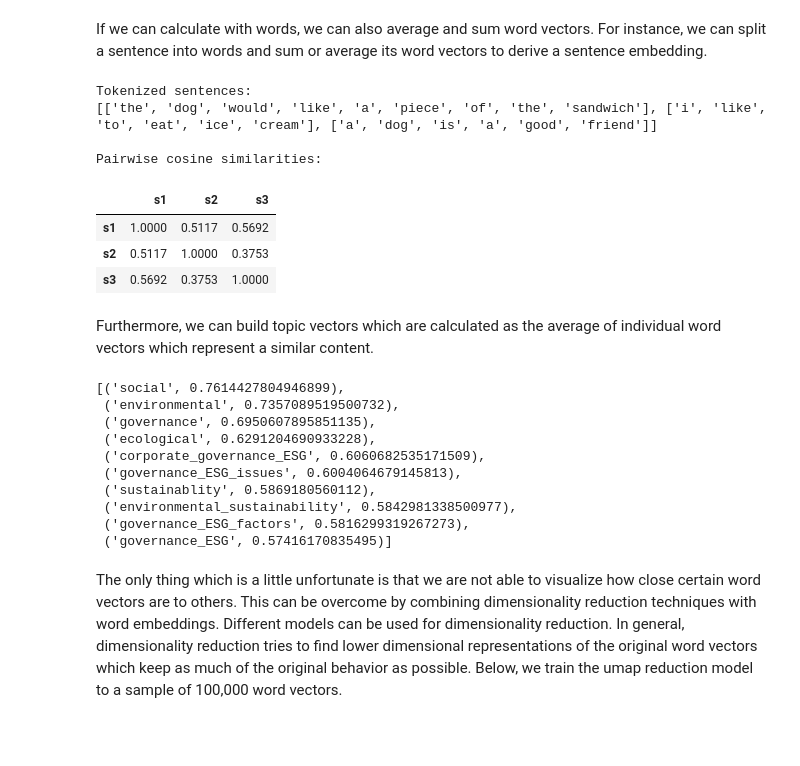
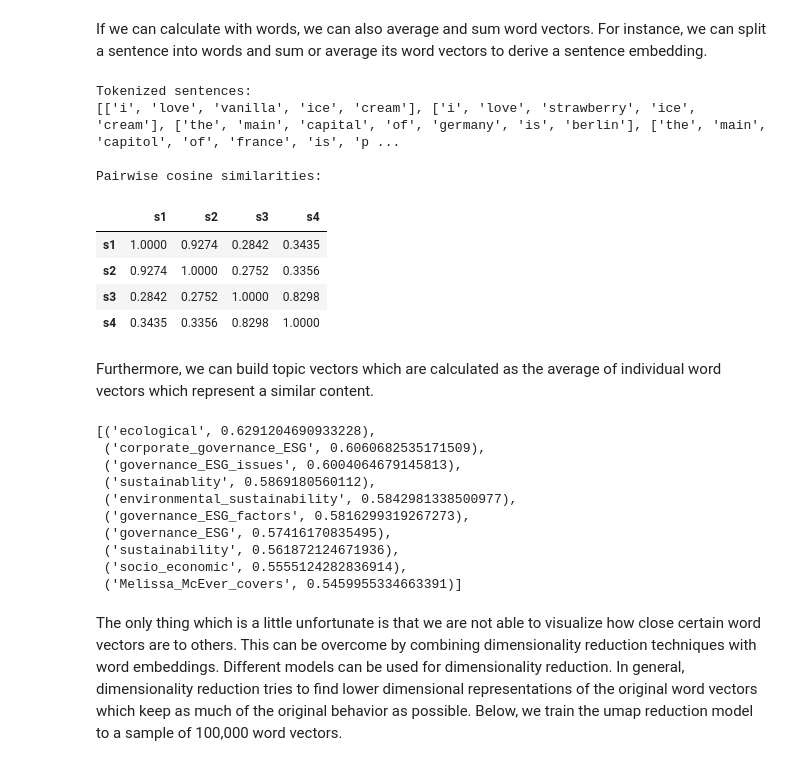
Before and after one commit to RalfKellner/dlta_coursebook, a Jupyter notebook: coursebook/_build/jupyter_execute/05_word_embeddings.ipynb, the cells around one changed output. Saved outputs shown, nothing was run; the diff lists cells and outputs as text; code cells hidden in the pictures; blank space fills up the shorter version.

```diff
--- a/coursebook/_build/jupyter_execute/05_word_embeddings.ipynb
+++ b/coursebook/_build/jupyter_execute/05_word_embeddings.ipynb
@@ -77,9 +81,10 @@ The easiest way to understand the model is to take a look at a minimal example.
 from gensim.utils import simple_preprocess
 
 raw_corpus = [
-    "The dog would like a piece of the sandwich",
-    "I like to eat ice-cream",
-    "A dog is a good friend"
+    "I love vanilla ice cream",
+    "I love strawberry ice cream",
+    "The main capital of Germany is Berlin",
+    "The main capitol of France is Paris"
 ]
 
 corpus = [simple_preprocess(doc, min_len = 1) for doc in raw_corpus]
@@ -564,35 +635,36 @@ If we can calculate with words, we can also average and sum word vectors. For in
 # %%
 print("Tokenized sentences:")
 print(f"{corpus} \n")
 sentence_embeddings = [google_word_vectors.get_mean_vector(sentence) for sentence in corpus]
 cosine_similarity_matrix = np.round(cosine_similarity(np.array(sentence_embeddings)), 4)
 print("Pairwise cosine similarities:")
-pd.DataFrame(cosine_similarity_matrix, index = [f"s{i+1}" for i in range(3)], columns = [f"s{i+1}" for i in range(3)])
+pd.DataFrame(cosine_similarity_matrix, index = [f"s{i+1}" for i in range(4)], columns = [f"s{i+1}" for i in range(4)])
 # %% [output]
 Tokenized sentences:
-[['the', 'dog', 'would', 'like', 'a', 'piece', 'of', 'the', 'sandwich'], ['i', 'like', 'to', 'eat', 'ice', 'cream'], ['a', 'dog', 'is', 'a', 'good', 'friend']]
+[['i', 'love', 'vanilla', 'ice', 'cream'], ['i', 'love', 'strawberry', 'ice', 'cream'], ['the', 'main', 'capital', 'of', 'germany', 'is', 'berlin'], ['the', 'main', 'capitol', 'of', 'france', 'is', 'p ...
 
 Pairwise cosine similarities:
-|  | s1 | s2 | s3 |
-| s1 | 1.0000 | 0.5117 | 0.5692 |
-| s2 | 0.5117 | 1.0000 | 0.3753 |
-| s3 | 0.5692 | 0.3753 | 1.0000 |
+|  | s1 | s2 | s3 | s4 |
+| s1 | 1.0000 | 0.9274 | 0.2842 | 0.3435 |
+| s2 | 0.9274 | 1.0000 | 0.2752 | 0.3356 |
+| s3 | 0.2842 | 0.2752 | 1.0000 | 0.8298 |
+| s4 | 0.3435 | 0.3356 | 0.8298 | 1.0000 |
 # %% [markdown]
 Furthermore, we can build topic vectors which are calculated as the average of individual word vectors which represent a similar content.
 # %%
 topic_words = ["environmental", "social", "governance"]
-google_word_vectors.similar_by_vector(google_word_vectors.get_mean_vector(topic_words))
+google_word_vectors.most_similar(topic_words)
 # %% [output]
-[('social', 0.7614427804946899),
- ('environmental', 0.7357089519500732),
- ('governance', 0.6950607895851135),
- ('ecological', 0.6291204690933228),
+[('ecological', 0.6291204690933228),
  ('corporate_governance_ESG', 0.6060682535171509),
  ('governance_ESG_issues', 0.6004064679145813),
  ('sustainablity', 0.5869180560112),
  ('environmental_sustainability', 0.5842981338500977),
  ('governance_ESG_factors', 0.5816299319267273),
- ('governance_ESG', 0.57416170835495)]
+ ('governance_ESG', 0.57416170835495),
+ ('sustainability', 0.561872124671936),
+ ('socio_economic', 0.5555124282836914),
+ ('Melissa_McEver_covers', 0.5459955334663391)]
 # %% [markdown]
 The only thing which is a little unfortunate is that we are not able to visualize how close certain word vectors are to others. This can be overcome by combining dimensionality reduction techniques with word embeddings. Different models can be used for dimensionality reduction. In general, dimensionality reduction tries to find lower dimensional representations of the original word vectors which keep as much of the original behavior as possible. Below, we train the umap reduction model to a sample of 100,000 word vectors.
 # %%
```
Also changed, not shown: parts of 53 cells of this notebook, 51 other files.
